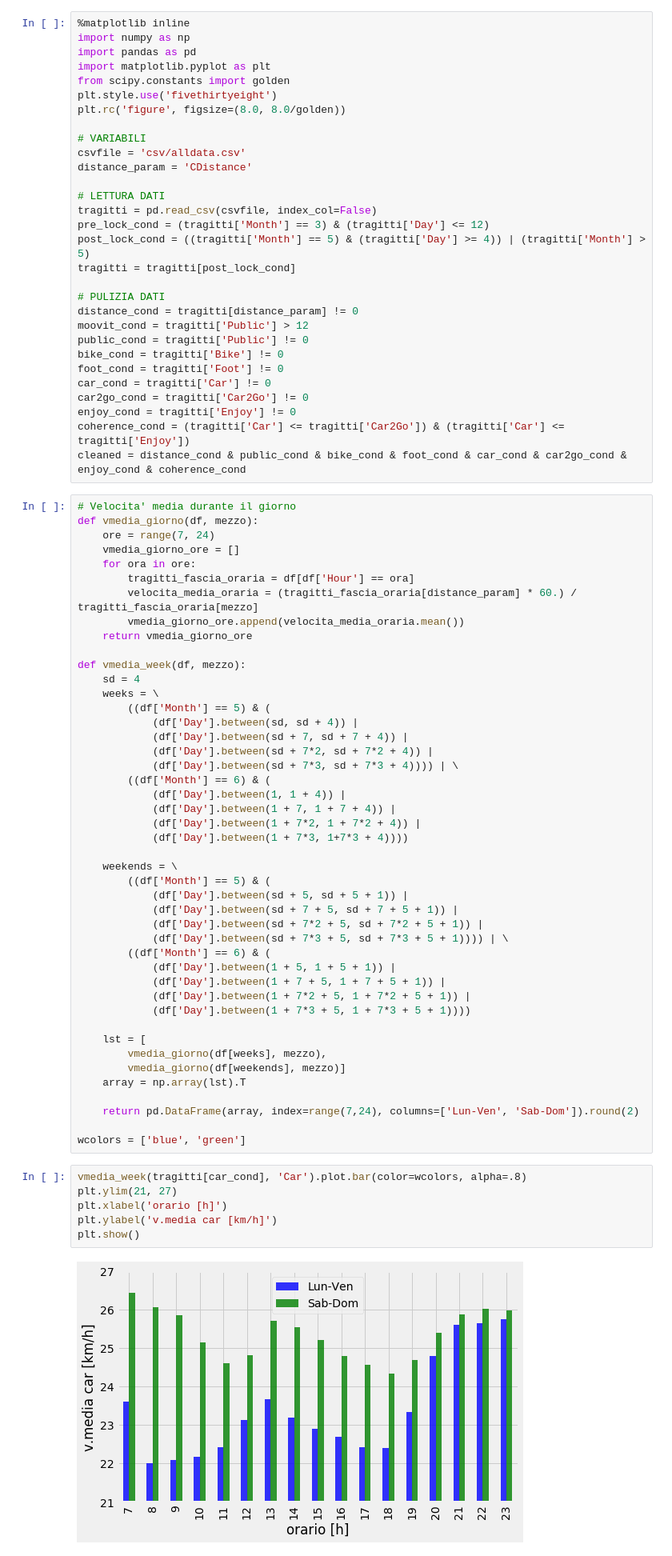
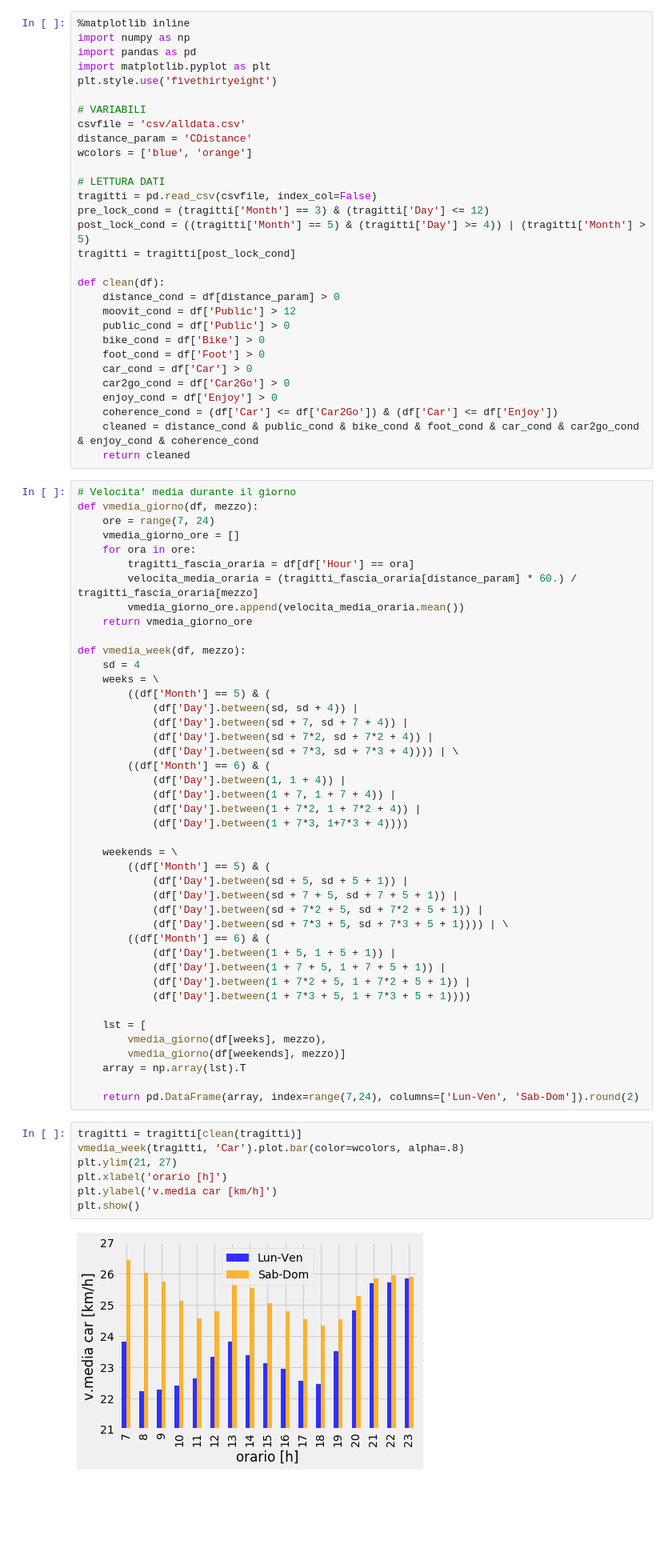
Before and after one commit to mmastrapasqua7/kowalskianalysis, a Jupyter notebook: jupyter/2_AnalisiEVariazioneVelocitaMediaMezzi.ipynb, the cells around one changed output. Shown at 80% size. Cells and saved outputs as stored; diff of their text form; blank space fills up the shorter version.

Commit message:
Pulizia fogli, raffinamento analisi

```diff
--- a/jupyter/2_AnalisiEVariazioneVelocitaMediaMezzi.ipynb
+++ b/jupyter/2_AnalisiEVariazioneVelocitaMediaMezzi.ipynb
@@ -3,13 +3,12 @@
 import numpy as np
 import pandas as pd
 import matplotlib.pyplot as plt
-from scipy.constants import golden
 plt.style.use('fivethirtyeight')
-plt.rc('figure', figsize=(8.0, 8.0/golden))
 
 # VARIABILI
 csvfile = 'csv/alldata.csv'
 distance_param = 'CDistance'
+wcolors = ['blue', 'orange']
 
 # LETTURA DATI
 tragitti = pd.read_csv(csvfile, index_col=False)
@@ -17,17 +16,18 @@ pre_lock_cond = (tragitti['Month'] == 3) & (tragitti['Day'] <= 12)
 post_lock_cond = ((tragitti['Month'] == 5) & (tragitti['Day'] >= 4)) | (tragitti['Month'] > 5)
 tragitti = tragitti[post_lock_cond]
 
-# PULIZIA DATI
-distance_cond = tragitti[distance_param] != 0
-moovit_cond = tragitti['Public'] > 12
-public_cond = tragitti['Public'] != 0
-bike_cond = tragitti['Bike'] != 0
-foot_cond = tragitti['Foot'] != 0
-car_cond = tragitti['Car'] != 0
-car2go_cond = tragitti['Car2Go'] != 0
-enjoy_cond = tragitti['Enjoy'] != 0
-coherence_cond = (tragitti['Car'] <= tragitti['Car2Go']) & (tragitti['Car'] <= tragitti['Enjoy'])
-cleaned = distance_cond & public_cond & bike_cond & foot_cond & car_cond & car2go_cond & enjoy_cond & coherence_cond
+def clean(df):
+    distance_cond = df[distance_param] > 0
+    moovit_cond = df['Public'] > 12
+    public_cond = df['Public'] > 0
+    bike_cond = df['Bike'] > 0
+    foot_cond = df['Foot'] > 0
+    car_cond = df['Car'] > 0
+    car2go_cond = df['Car2Go'] > 0
+    enjoy_cond = df['Enjoy'] > 0
+    coherence_cond = (df['Car'] <= df['Car2Go']) & (df['Car'] <= df['Enjoy'])
+    cleaned = distance_cond & public_cond & bike_cond & foot_cond & car_cond & car2go_cond & enjoy_cond & coherence_cond
+    return cleaned
 # %%
 # Velocita' media durante il giorno
 def vmedia_giorno(df, mezzo):
@@ -71,14 +71,13 @@ def vmedia_week(df, mezzo):
     array = np.array(lst).T
 
     return pd.DataFrame(array, index=range(7,24), columns=['Lun-Ven', 'Sab-Dom']).round(2)
-
-wcolors = ['blue', 'green']
 # %%
-vmedia_week(tragitti[car_cond], 'Car').plot.bar(color=wcolors, alpha=.8)
+tragitti = tragitti[clean(tragitti)]
+vmedia_week(tragitti, 'Car').plot.bar(color=wcolors, alpha=.8)
 plt.ylim(21, 27)
 plt.xlabel('orario [h]')
 plt.ylabel('v.media car [km/h]')
 plt.show()
 # %% [output]
-[figure, old version]
+[figure, new version]
 # %%
```
Also changed, not shown: parts of 8 cells of this notebook, 11 other files.
